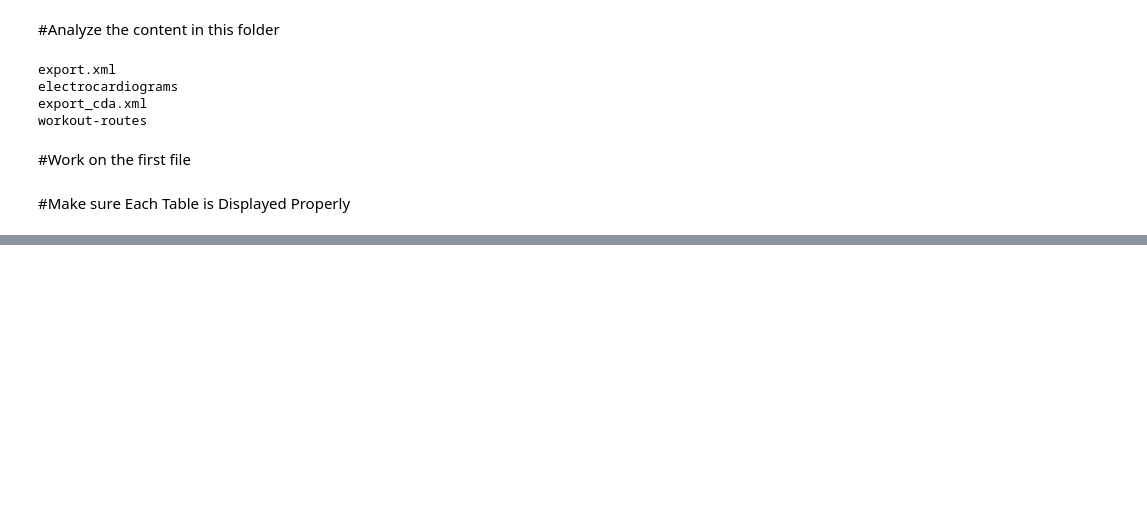
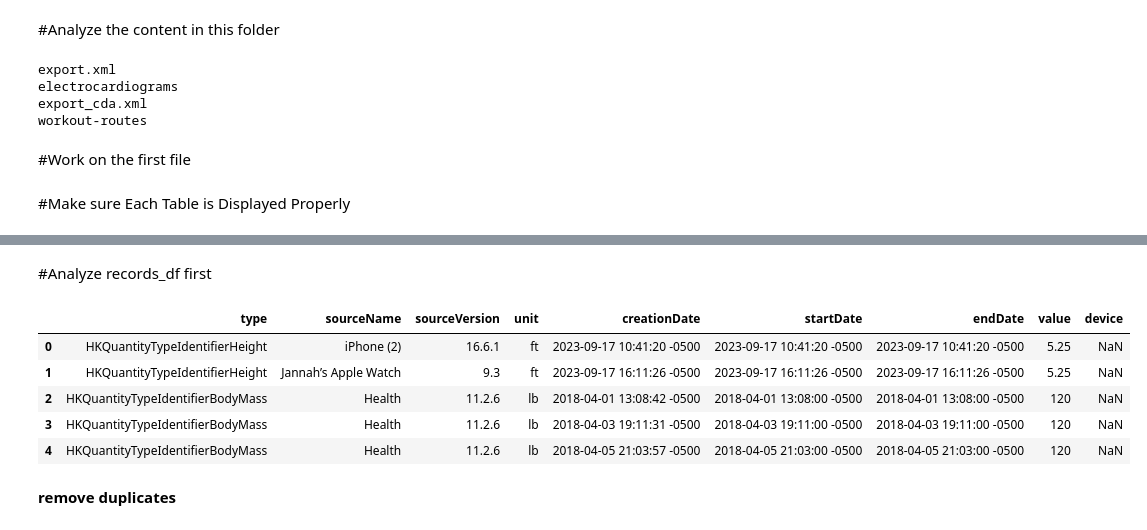
Before and after one commit to YomnaElmousalami/AppleHealthData_Analysis, a Jupyter notebook: Analyze_Sis_health_Data.ipynb, the cells around one changed output, grey strips where cells are left out. Drawn from its saved outputs; the diff is of its cells as text; code cells hidden in the pictures; blank space fills up the shorter version.

```diff
--- a/Analyze_Sis_health_Data.ipynb
+++ b/Analyze_Sis_health_Data.ipynb
@@ -64,0 +113,13 @@ activity_summary_df
+# %% [markdown]
+#Analyze records_df first
+# %%
+records_df.head()
+# %% [output]
+|  | type | sourceName | sourceVersion | unit | creationDate | startDate | endDate | value | device |
+| 0 | HKQuantityTypeIdentifierHeight | iPhone (2) | 16.6.1 | ft | 2023-09-17 10:41:20 -0500 | 2023-09-17 10:41:20 -0500 | 2023-09-17 10:41:20 -0500 | 5.25 | NaN |
+| 1 | HKQuantityTypeIdentifierHeight | Jannah’s Apple Watch | 9.3 | ft | 2023-09-17 16:11:26 -0500 | 2023-09-17 16:11:26 -0500 | 2023-09-17 16:11:26 -0500 | 5.25 | NaN |
+| 2 | HKQuantityTypeIdentifierBodyMass | Health | 11.2.6 | lb | 2018-04-01 13:08:42 -0500 | 2018-04-01 13:08:00 -0500 | 2018-04-01 13:08:00 -0500 | 120 | NaN |
+| 3 | HKQuantityTypeIdentifierBodyMass | Health | 11.2.6 | lb | 2018-04-03 19:11:31 -0500 | 2018-04-03 19:11:00 -0500 | 2018-04-03 19:11:00 -0500 | 120 | NaN |
+| 4 | HKQuantityTypeIdentifierBodyMass | Health | 11.2.6 | lb | 2018-04-05 21:03:57 -0500 | 2018-04-05 21:03:00 -0500 | 2018-04-05 21:03:00 -0500 | 120 | NaN |
+# %% [markdown]
+**remove duplicates**
```
Also changed, not shown: parts of 15 cells of this notebook.
